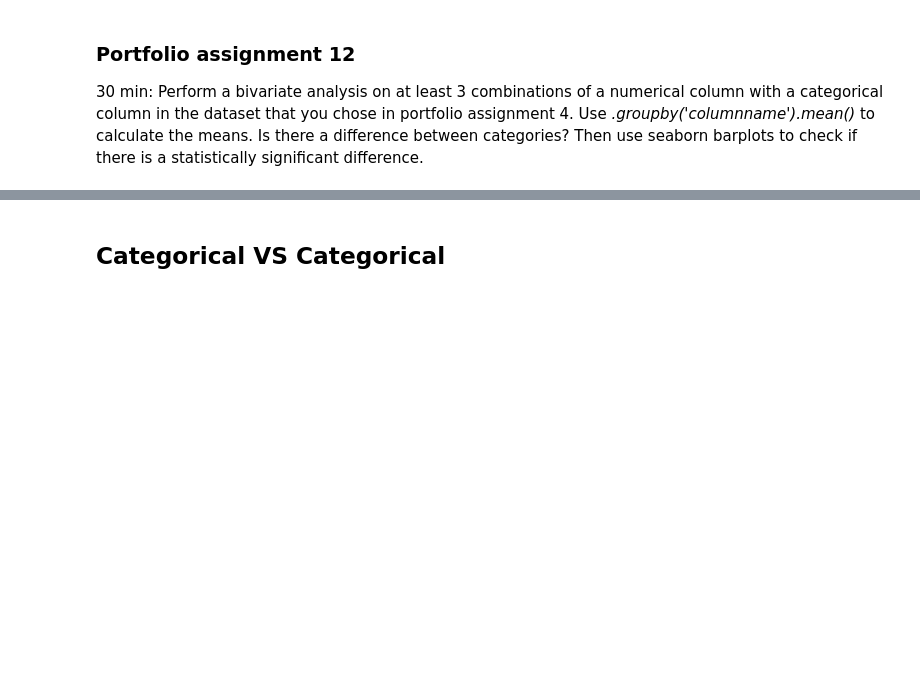
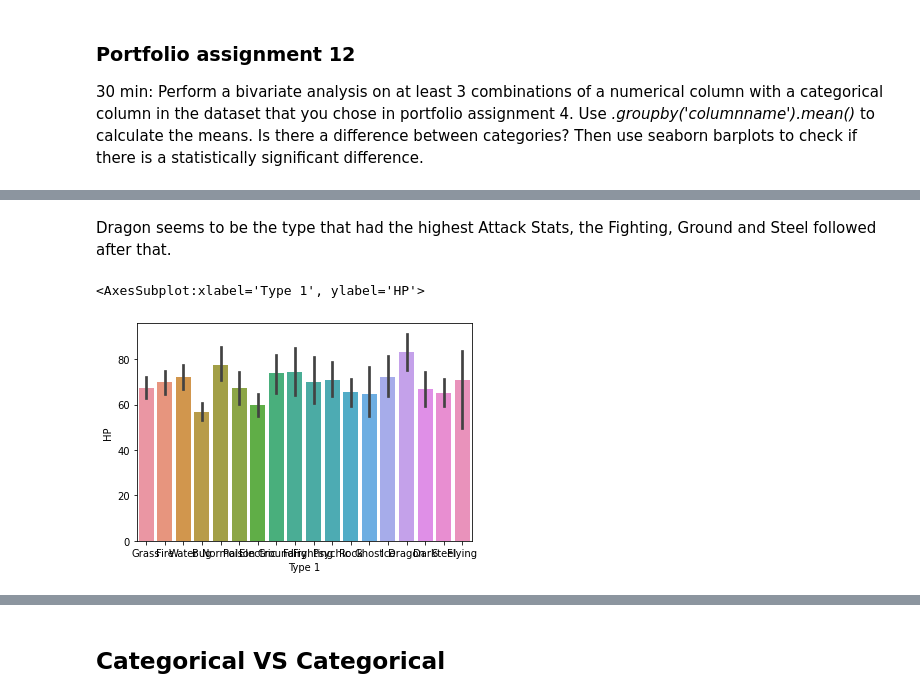
Before and after one commit to NoahKeijzer/DataSciencePortfolio, a Jupyter notebook: Bivariate analysis.ipynb, the cells around one changed output, grey strips where cells are left out. Cells and saved outputs as stored; diff of their text form; code cells hidden in the pictures; blank space fills up the shorter version.

```diff
--- a/Bivariate analysis.ipynb
+++ b/Bivariate analysis.ipynb
@@ -349,0 +383,7 @@ sns.barplot(y="body_mass_g", x="island", data=penguins)
+# %% [markdown]
+Dragon seems to be the type that had the highest Attack Stats, the Fighting, Ground and Steel followed after that.
+# %%
+sns.barplot(y="HP", x="Type 1", data=pokemons)
+# %% [output]
+<AxesSubplot:xlabel='Type 1', ylabel='HP'>
+[figure, added]
```
Also changed, not shown: parts of 26 cells of this notebook, 1 other file.
